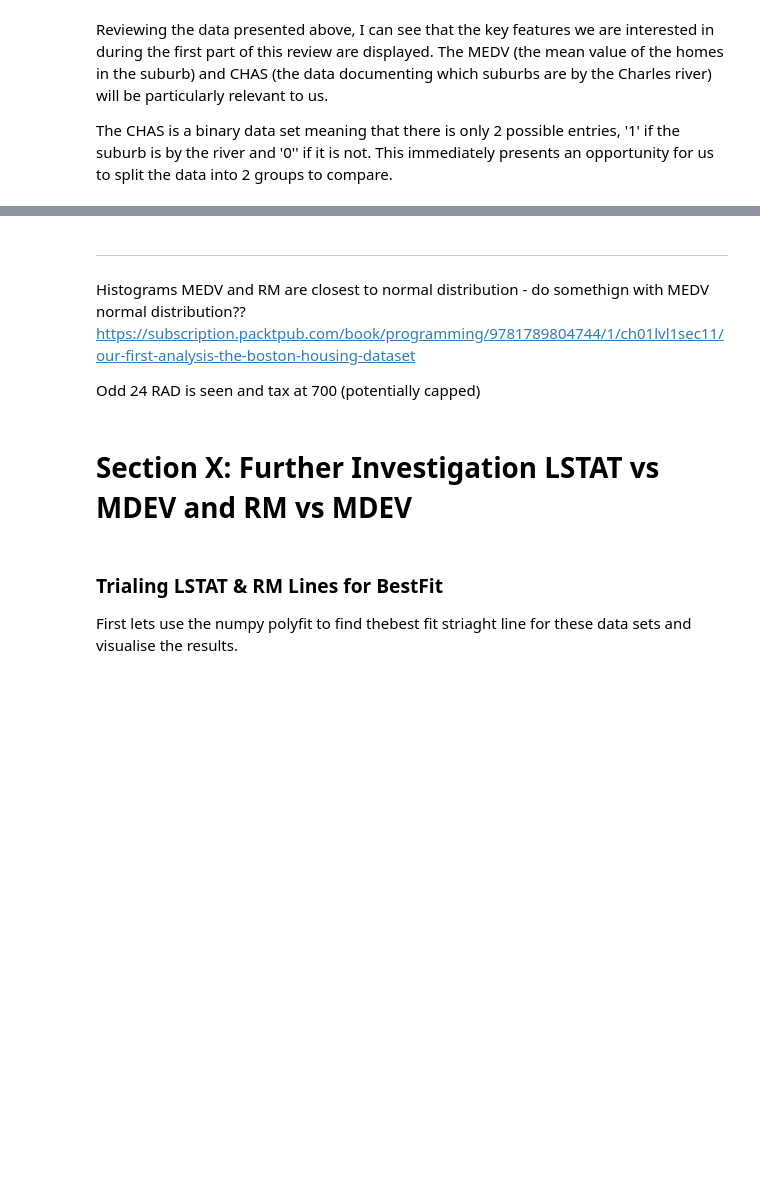
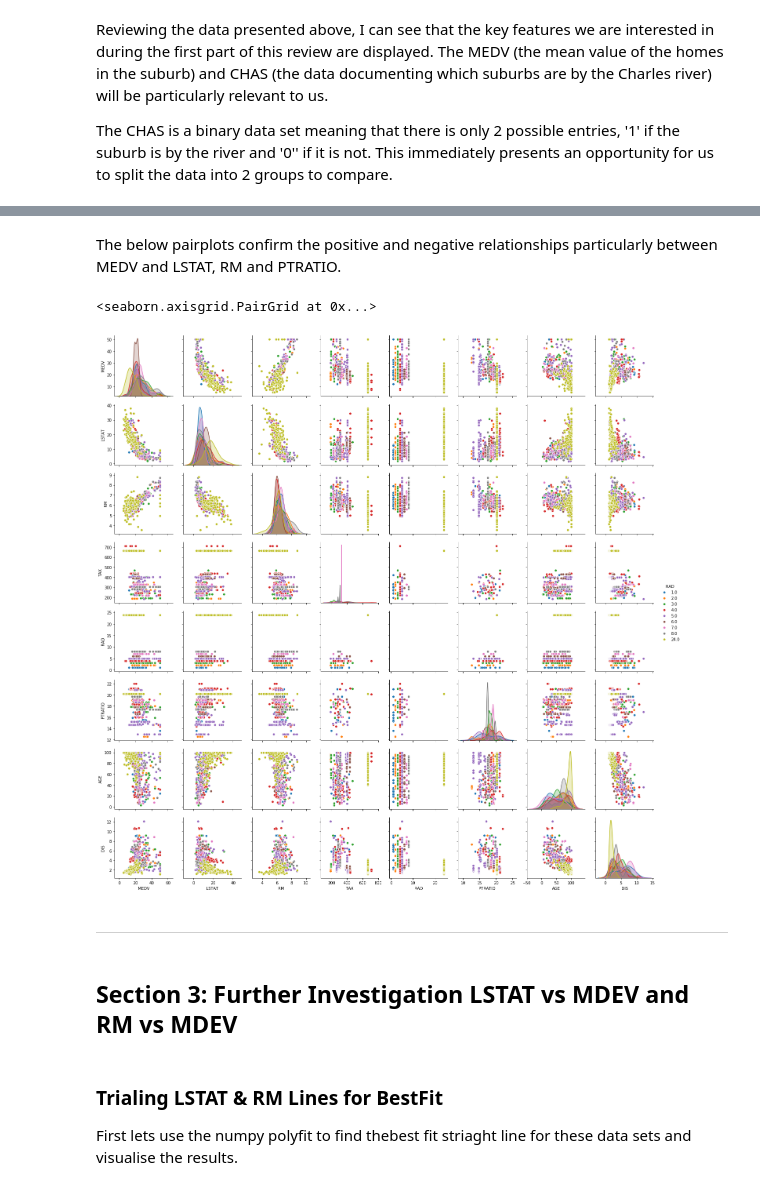
Before and after one commit to eimearbutler7/Sem_4_Machine_Learning_Assessment, a Jupyter notebook: Boston House Prices.ipynb.ipynb, the cells around one changed output, grey strips where cells are left out. Drawn from its saved outputs; the diff is of its cells as text; code cells hidden in the pictures; blank space fills up the shorter version.

```diff
--- a/Boston House Prices.ipynb.ipynb
+++ b/Boston House Prices.ipynb.ipynb
@@ -163,17 +245,19 @@ df[cols].corr()
+# %% [markdown]
+The below pairplots confirm the positive and negative relationships particularly between MEDV and LSTAT, RM and PTRATIO.
 # %%
-#sns.pairplot(df[['MEDV', 'RM','LSTAT','AGE', 'PTRATIO', 'RAD', 'TAX']], hue='RAD') #create grid of plots where each variable is compared and colours determine the property type
-sns.pairplot(df[['MEDV', 'RM','LSTAT','AGE', 'PTRATIO', 'RAD', 'TAX']]) #create grid of plots where each variable is compared and colours determine the property type
+# Create pairplots to give an overview of the data to see if any possible trends are visable, particularly those identified in the heatmap previously
+
+sns.pairplot(df[['MEDV', 'LSTAT', 'RM','TAX', 'RAD', 'PTRATIO', 'AGE', 'DIS']], hue='RAD') #create grid of plots where each variable is compared and colours determine the property type
+#sns.pairplot(df[['MEDV', 'LSTAT', 'RM','TAX', 'RAD', 'PTRATIO', 'AGE', 'DIS']])
 
 #Source:https://seaborn.pydata.org/generated/seaborn.pairplot.html
+# %% [output]
+<seaborn.axisgrid.PairGrid at 0x...>
+[figure, added]
 # %% [markdown]
 ---------
-# %% [markdown]
-Histograms
-MEDV and RM are closest to normal distribution - do somethign with MEDV normal distribution??https://subscription.packtpub.com/book/programming/9781789804744/1/ch01lvl1sec11/our-first-analysis-the-boston-housing-dataset
-
-Odd 24 RAD is seen and tax at 700 (potentially capped)
 # %% [markdown]
-# Section X: Further Investigation LSTAT vs MDEV and RM vs MDEV
+## Section 3: Further Investigation LSTAT vs MDEV and RM vs MDEV
 # %% [markdown]
 ### Trialing LSTAT & RM Lines for BestFit
 
```
Also changed, not shown: parts of 150 cells of this notebook.
